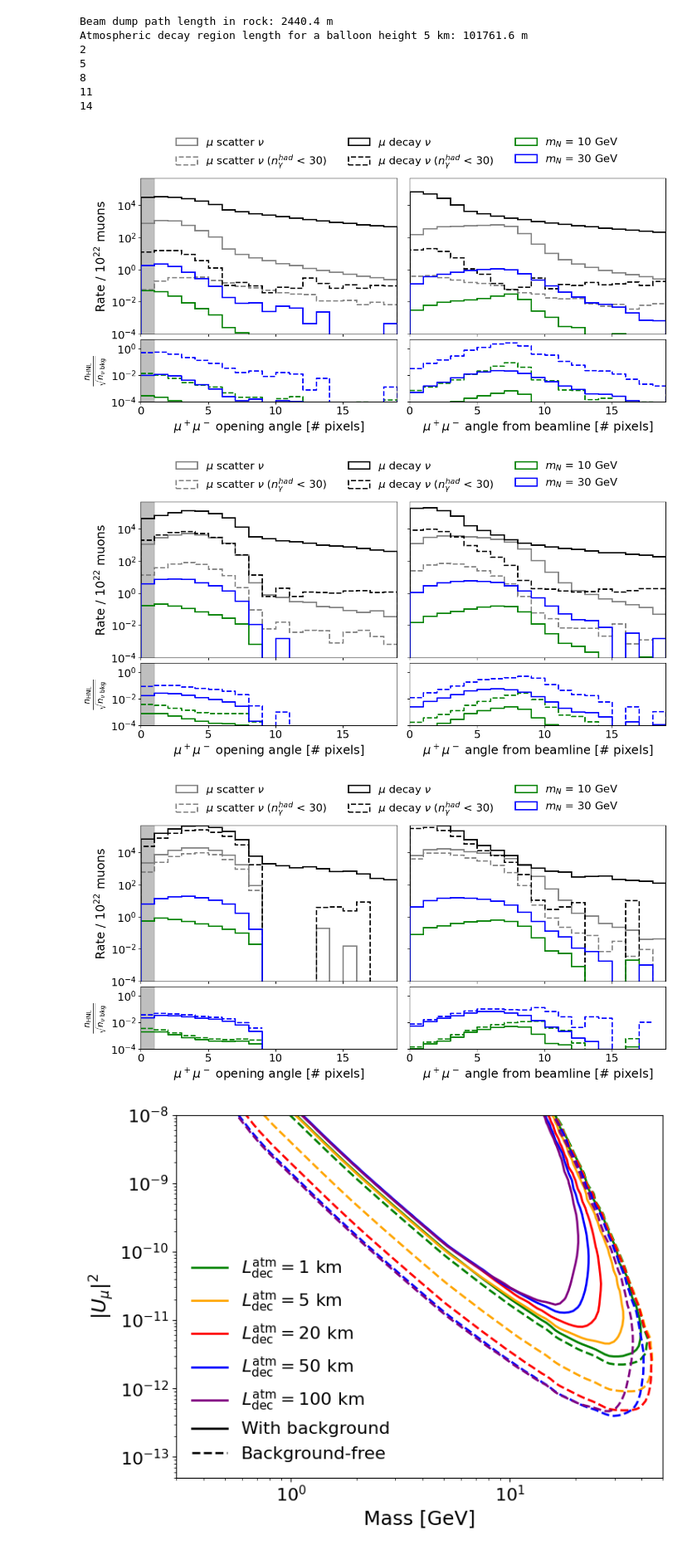
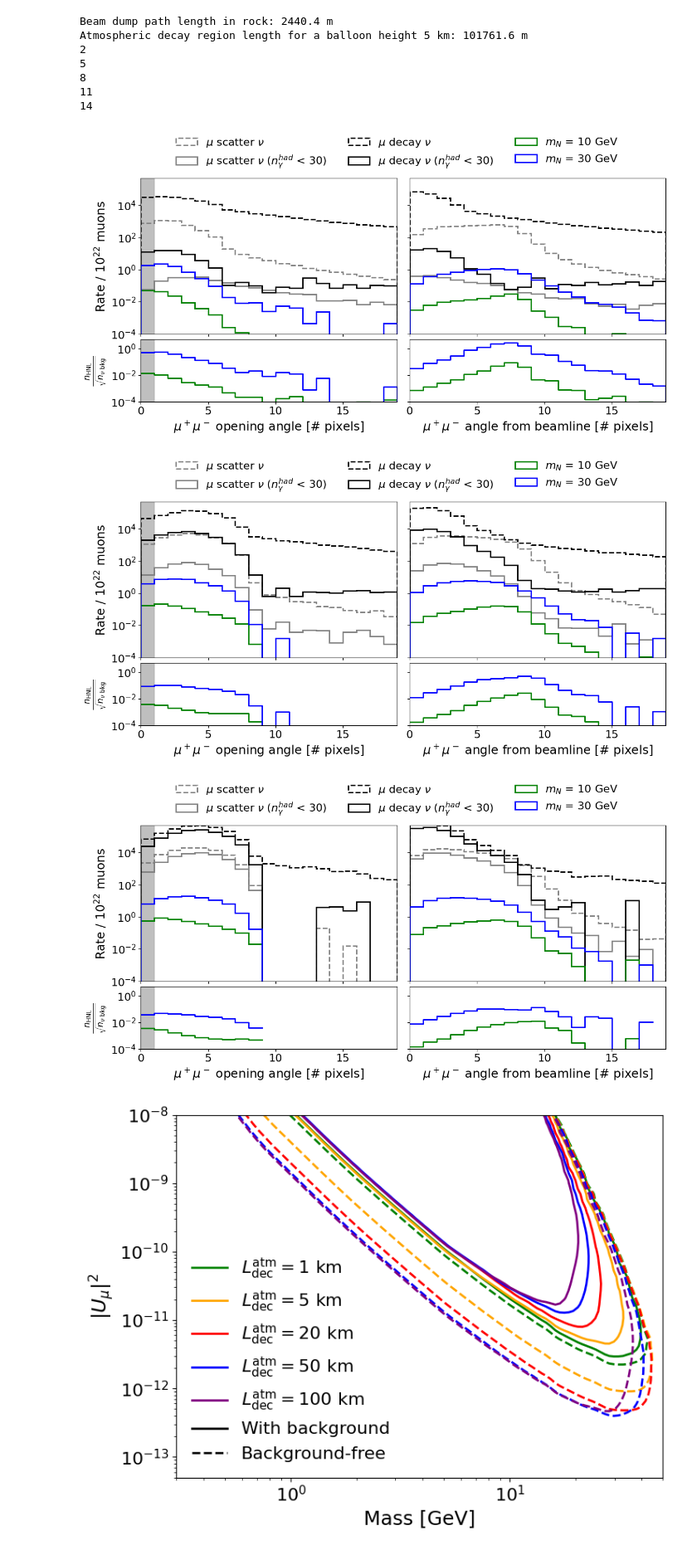
Before and after one commit to nickkamp1/NeutrinoFactoryHNL, a Jupyter notebook: Balloon.ipynb, the cells around one changed output. Shown at 83% size. Saved outputs shown, nothing was run; the diff lists cells and outputs as text; code cells hidden in the pictures.

```diff
--- a/Balloon.ipynb
+++ b/Balloon.ipynb
@@ -505,18 +505,18 @@ for det in [14,11,2]:
                                       ['gray','black'],
                                       [r'$\mu$ scatter $\nu$',r'$\mu$ decay $\nu$']):
         charm_beamline_angle = pix_beamline_angle(charm_data[det])
-        n_bkg_opening_angle += ax[0,0].hist(charm_data[det]["oncam_sep_deg"]/PIX_DEG,bins=op_reco_bins,weights=charm_data[det]["weight"],color=color,histtype='step',label=label,lw=2)[0]
-        n_bkg_opening_angle_cut += ax[0,0].hist(charm_data[det]["oncam_sep_deg"]/PIX_DEG,bins=op_reco_bins,weights=charm_data[det]["weight"]*(charm_data[det]["had_photons"]<30),color=color,histtype='step',ls="--",label=r"%s ($n_\gamma^{had}$ < 30)"%label,lw=2)[0]
-        n_bkg_beamline_angle += ax[0,1].hist(charm_beamline_angle/PIX_DEG,bins=op_reco_bins,weights=charm_data[det]["weight"],color=color,histtype='step',lw=2)[0]
-        n_bkg_beamline_angle_cut += ax[0,1].hist(charm_beamline_angle/PIX_DEG,bins=op_reco_bins,weights=charm_data[det]["weight"]*(charm_data[det]["had_photons"]<30),color=color,histtype='step',ls="--",lw=2)[0]
+        n_bkg_opening_angle += ax[0,0].hist(charm_data[det]["oncam_sep_deg"]/PIX_DEG,bins=op_reco_bins,weights=charm_data[det]["weight"],color=color,histtype='step',label=label,lw=2,ls="--")[0]
+        n_bkg_opening_angle_cut += ax[0,0].hist(charm_data[det]["oncam_sep_deg"]/PIX_DEG,bins=op_reco_bins,weights=charm_data[det]["weight"]*(charm_data[det]["had_photons"]<30),color=color,histtype='step',label=r"%s ($n_\gamma^{had}$ < 30)"%label,lw=2)[0]
+        n_bkg_beamline_angle += ax[0,1].hist(charm_beamline_angle/PIX_DEG,bins=op_reco_bins,weights=charm_data[det]["weight"],color=color,histtype='step',lw=2,ls="--")[0]
+        n_bkg_beamline_angle_cut += ax[0,1].hist(charm_beamline_angle/PIX_DEG,bins=op_reco_bins,weights=charm_data[det]["weight"]*(charm_data[det]["had_photons"]<30),color=color,histtype='step',lw=2)[0]
     for mass,color in zip(masses,colors):
         hnl_pix_sep = np.sqrt(np.sum((hnl_data[(det,mass)]["mu1_pix"] + hnl_data[(det,mass)]["mu2_pix"])**2,axis=1)) * 0.3
         n_sig_opening_angle,_,_ = ax[0,0].hist(hnl_data[(det,mass)]["oncam_opening_angle"]/PIX_DEG,bins=op_reco_bins,weights=hnl_data[(det,mass)]["weight"],color=color,histtype='step',label=r"$m_N$ = %d GeV"%mass,lw=2)
         n_sig_beamline_angle,_,_ = ax[0,1].hist(hnl_data[(det,mass)]["oncam_beamline_angle"]/PIX_DEG,bins=op_reco_bins,weights=hnl_data[(det,mass)]["weight"],color=color,histtype='step',label=r"$m_N$ = %d GeV"%mass,lw=2)
-        ax[1,0].step(op_reco_bins,np.append(n_sig_opening_angle/np.sqrt(n_bkg_opening_angle),0),where='post',color=color)
-        ax[1,1].step(op_reco_bins,np.append(n_sig_beamline_angle/np.sqrt(n_bkg_beamline_angle),0),where='post',color=color)
-        ax[1,0].step(op_reco_bins,np.append(n_sig_opening_angle/np.sqrt(n_bkg_opening_angle_cut),0),where='post',color=color,ls="--")
-        ax[1,1].step(op_reco_bins,np.append(n_sig_beamline_angle/np.sqrt(n_bkg_beamline_angle_cut),0),where='post',color=color,ls="--")
+        #ax[1,0].step(op_reco_bins,np.append(n_sig_opening_angle/np.sqrt(n_bkg_opening_angle),0),where='post',color=color)
+        #ax[1,1].step(op_reco_bins,np.append(n_sig_beamline_angle/np.sqrt(n_bkg_beamline_angle),0),where='post',color=color)
+        ax[1,0].step(op_reco_bins,np.append(n_sig_opening_angle/np.sqrt(n_bkg_opening_angle_cut),0),where='post',color=color)
+        ax[1,1].step(op_reco_bins,np.append(n_sig_beamline_angle/np.sqrt(n_bkg_beamline_angle_cut),0),where='post',color=color)
     ax[0,0].semilogy()
     ax[0,0].set_ylim(1e-4,5e5)
     ax[0,0].set_ylabel("Rate / $10^{22}$ muons")
@@ -605,36 +605,36 @@ for det in [14,11,2]:
     # n_bkg_reco = np.zeros(len(mu1_n_ph_bins)-1)
     # n_bkg_reco_cut = np.zeros(len(mu1_n_ph_bins)-1)
     # n_bkg_true = np.zeros(len(mu2_n_ph_bins)-1)
     # n_bkg_true_cut = np.zeros(len(mu2_n_ph_bins)-1)
     # for charm_data,color in zip([charm_data_scatter, charm_data_decay],['gray','black']):
     #     n_bkg_reco += ax[0,0].hist(charm_data[det]["mu1_n_ph"],bins=mu1_n_ph_bins,weights=charm_data[det]["weight"],color=color,histtype='step',label="Charm")[0]
     #     n_bkg_reco_cut += ax[0,0].hist(charm_data[det]["mu1_n_ph"],bins=mu1_n_ph_bins,weights=charm_data[det]["weight"]*(charm_data[det]["had_photons"]<30),color=color,histtype='step',ls="--",label=r"Charm ($n_\gamma^{had}$ < 30)")[0]
     #     n_bkg_true += ax[0,1].hist(charm_data[det]["mu2_n_ph"],bins=mu2_n_ph_bins,weights=charm_data[det]["weight"],color=color,histtype='step')[0]
     #     n_bkg_true_cut += ax[0,1].hist(charm_data[det]["mu2_n_ph"],bins=mu2_n_ph_bins,weights=charm_data[det]["weight"]*(charm_data[det]["had_photons"]<30),color=color,histtype='step',ls="--")[0]
     # for mass,color in zip(masses,colors):
     #     n_sig_reco,_,_ = ax[0,0].hist(hnl_data[(det,mass)]["mu1_n_ph"],bins=mu1_n_ph_bins,weights=hnl_data[(det,mass)]["weight"],color=color,histtype='step',label=r"$m_N$ = %d GeV"%mass)
     #     n_sig_true,_,_ = ax[0,1].hist(hnl_data[(det,mass)]["mu2_n_ph"],bins=mu2_n_ph_bins,weights=hnl_data[(det,mass)]["weight"],color=color,histtype='step',label=r"$m_N$ = %d GeV"%mass)
     #     ax[1,0].step(mu1_n_ph_bins,np.append(n_sig_reco/np.sqrt(n_bkg_reco),0),where='post',color=color)
     #     ax[1,1].step(mu2_n_ph_bins,np.append(n_sig_true/np.sqrt(n_bkg_true),0),where='post',color=color)
     #     ax[1,0].step(mu1_n_ph_bins,np.append(n_sig_reco/np.sqrt(n_bkg_reco_cut),0),where='post',color=color,ls="--")
     #     ax[1,1].step(mu2_n_ph_bins,np.append(n_sig_true/np.sqrt(n_bkg_true_cut),0),where='post',color=color,ls="--")
     # ax[0,0].semilogy()
     # ax[0,0].set_ylabel("Rate / $10^{22}$ muons")
     # ax[0,1].semilogy()
     # ax[1,0].set_ylabel(r"$\frac{n_{\rm HNL}}{\sqrt{n_{\rm charm}}}$")
     # ax[1,0].semilogy()
     # #ax[1,0].grid(True,axis='y')
     # ax[1,0].set_xlim(mu1_n_ph_bins[0],mu1_n_ph_bins[-1])
     # ax[1,0].set_xlabel("First muon photon count")
     # #ax[1,1].grid(True,axis='y')
     # ax[1,1].set_xlim(mu2_n_ph_bins[0],mu2_n_ph_bins[-1])
     # ax[1,1].set_xlabel("Second muon photon count")
     # ax[0,0].legend(ncol=4,bbox_to_anchor=(1,1.3), loc='upper center', borderaxespad=0.1)
     # plt.show()
 # %% [output]
-[figure, old version]
+[figure, new version]
-[figure, old version]
+[figure, new version]
-[figure, old version]
+[figure, new version]
 # %%
 contours = np.load("data/atmospheric_hnl_sensitivity_contours.npz")
 contours_bkg_free = np.load("data/atmospheric_hnl_sensitivity_contours_bkg_free.npz")
```
Also changed, not shown: parts of 1 cell of this notebook, 11 other files.
